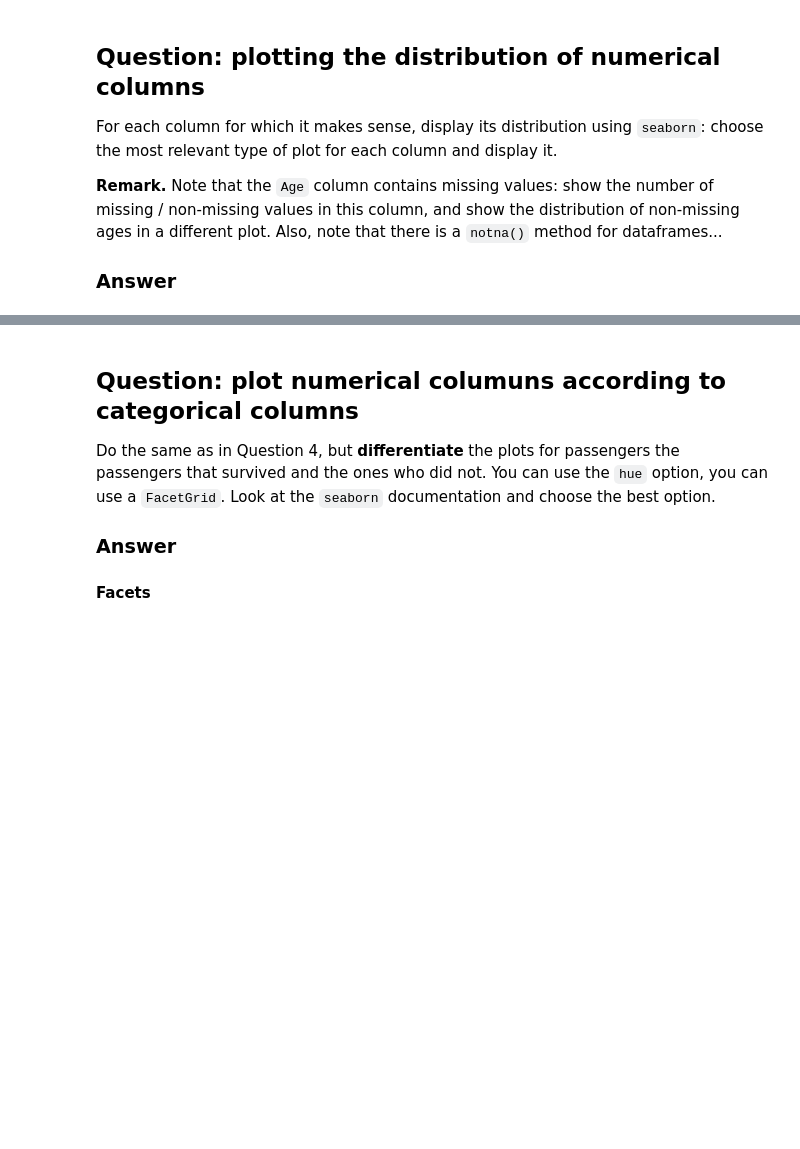
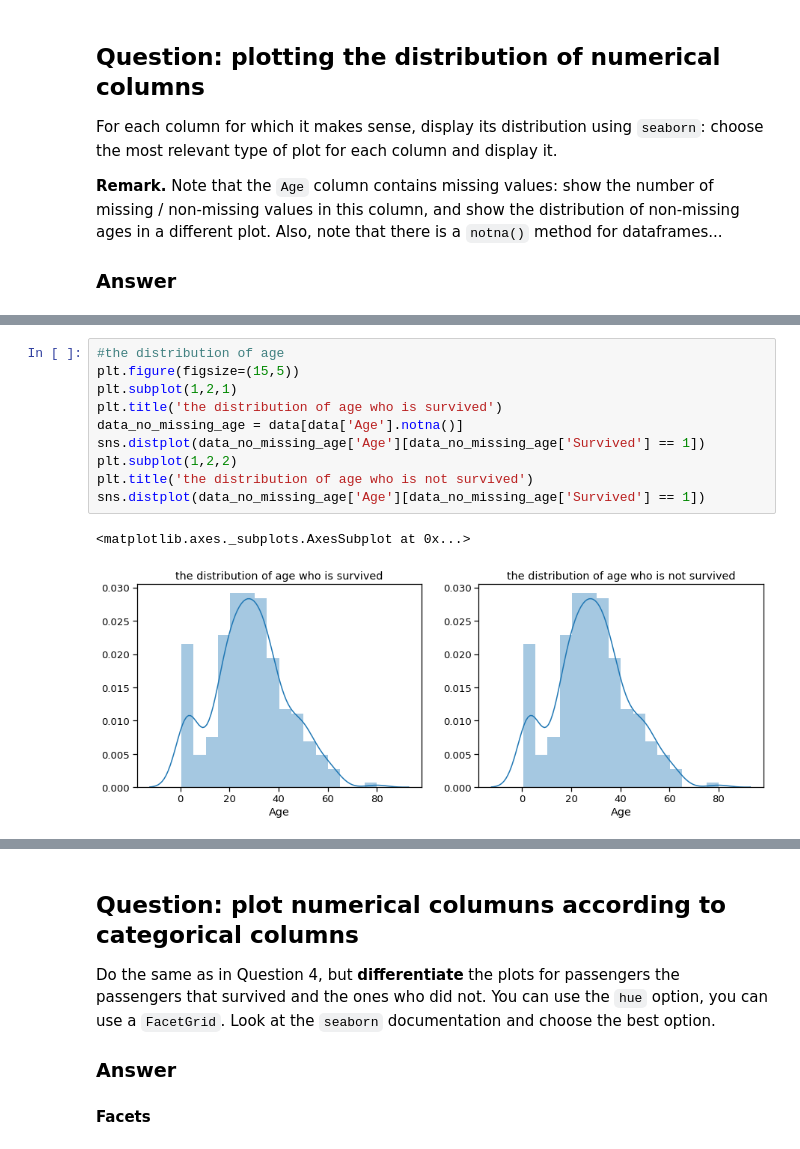
Before and after one commit to Na1an/2020_BigData_BAI_HAO, a Jupyter notebook: Homeworks/homework01.ipynb, the cells around one changed output, grey strips where cells are left out. Cells and saved outputs as stored; diff of their text form; blank space fills up the shorter version.

```diff
--- a/Homeworks/homework01.ipynb
+++ b/Homeworks/homework01.ipynb
@@ -337,0 +602,13 @@ Also, note that there is a `notna()` method for dataframes...
+# %%
+#the distribution of age
+plt.figure(figsize=(15,5))
+plt.subplot(1,2,1)
+plt.title('the distribution of age who is survived')
+data_no_missing_age = data[data['Age'].notna()]
+sns.distplot(data_no_missing_age['Age'][data_no_missing_age['Survived'] == 1])
+plt.subplot(1,2,2)
+plt.title('the distribution of age who is not survived')
+sns.distplot(data_no_missing_age['Age'][data_no_missing_age['Survived'] == 1])
+# %% [output]
+<matplotlib.axes._subplots.AxesSubplot at 0x...>
+[figure, added]
```
Also changed, not shown: parts of 71 cells of this notebook, 3 other files.
